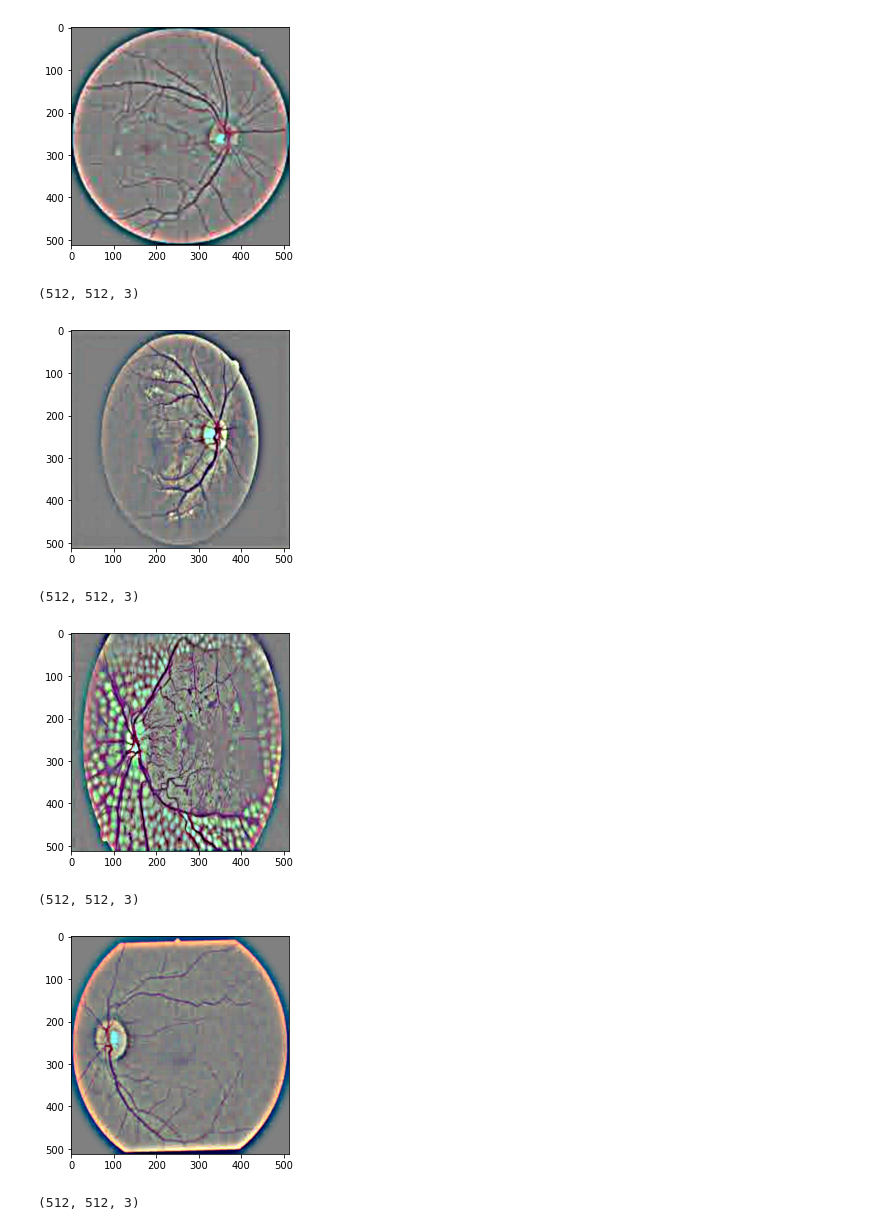
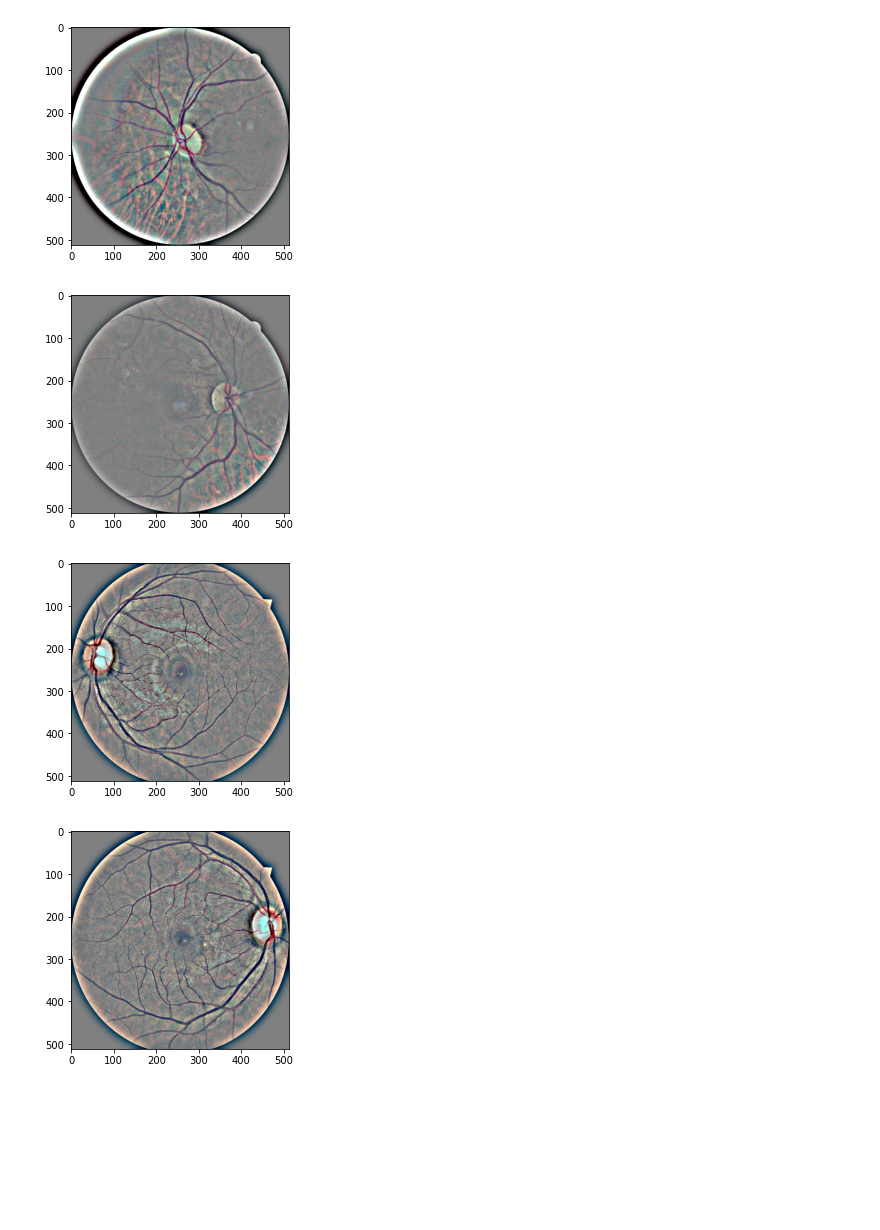
Before and after one commit to lucieluneau/blindness_detection, a Jupyter notebook: notebooks/Jade_preprocessing_check_functions.ipynb, the cells around one changed output. Cells and saved outputs as stored; diff of their text form; code cells hidden in the pictures; blank space fills up the shorter version.

```diff
--- a/notebooks/Jade_preprocessing_check_functions.ipynb
+++ b/notebooks/Jade_preprocessing_check_functions.ipynb
@@ -216,6 +107,7 @@ array([array([[[0, 0, 0],
+# %%
+preprocessed_autocropping = preprocessing_1_autocropping()
 # %%
-for img in X:
-    print(1)
-    plt.imshow(img)
+for image in preprocessed_autocropping:
+    plt.imshow(image)
     plt.show()
 # %% [output]
@@ -232,9 +123,0 @@ for img in X:
-# %%
-images = []
-for image in X:
-    image = cv2.cvtColor(image, cv2.COLOR_BGR2RGB)
-    image = first_cropping(image)
-    image = cv2.resize(image, (512, 512))
-    image=cv2.addWeighted ( image,4, cv2.GaussianBlur( image , (0,0) , 10) ,-4 ,128)
-    images.append(np.array(image))
-preprocessed_X = np.array(images)
@@ -245,6 +124,7 @@ preprocessed_X.shape
+# %%
+preprocessed_samesize = preprocessing_2_same_size()
 # %%
-for img in preprocessed_X:
-    print(img.shape)
-    plt.imshow(img)
+for image in preprocessed_samesize:
+    plt.imshow(image)
     plt.show()
 # %% [output]
@@ -252,8 +131,4 @@ for img in preprocessed_X:
-[figure, old version]
+[figure, new version]
-(512, 512, 3)
-[figure, old version]
+[figure, new version]
-(512, 512, 3)
-[figure, old version]
+[figure, new version]
-(512, 512, 3)
-[figure, old version]
+[figure, new version]
-(512, 512, 3)
```
Also changed, not shown: parts of 18 cells of this notebook.
